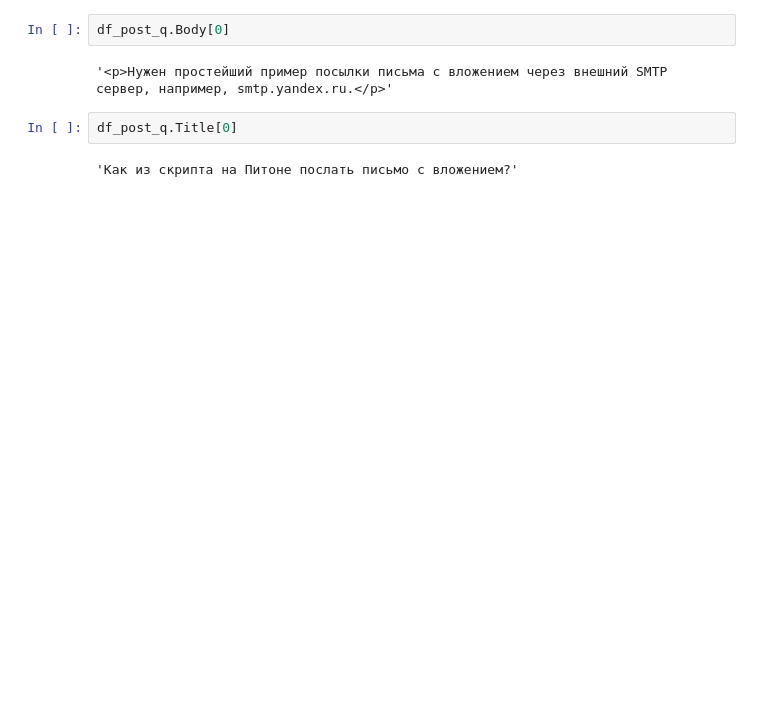
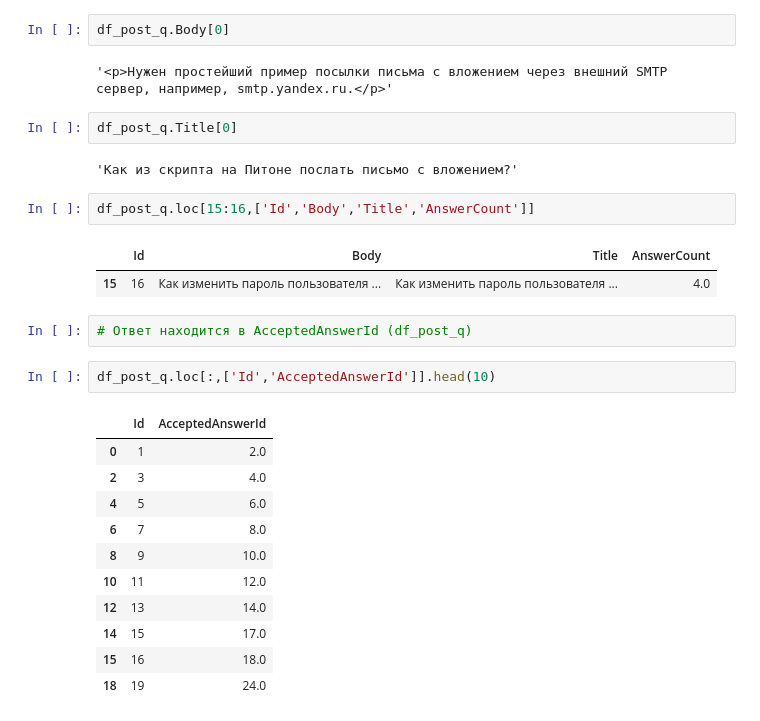
Before and after one commit to maki198906/Diplom, a Jupyter notebook: brief analysis.ipynb, the cells around one changed output. Drawn from its saved outputs; the diff is of its cells as text; blank space fills up the shorter version.

```diff
--- a/brief analysis.ipynb
+++ b/brief analysis.ipynb
@@ -590,3 +592,24 @@ df_post_q.Body[0]
 df_post_q.Title[0]
 # %% [output]
 'Как из скрипта на Питоне послать письмо с вложением?'
+# %%
+df_post_q.loc[15:16,['Id','Body','Title','AnswerCount']]
+# %% [output]
+|  | Id | Body | Title | AnswerCount |
+| 15 | 16 | Как изменить пароль пользователя ... | Как изменить пароль пользователя ... | 4.0 |
+# %%
+# Ответ находится в AcceptedAnswerId (df_post_q)
+# %%
+df_post_q.loc[:,['Id','AcceptedAnswerId']].head(10)
+# %% [output]
+|  | Id | AcceptedAnswerId |
+| 0 | 1 | 2.0 |
+| 2 | 3 | 4.0 |
+| 4 | 5 | 6.0 |
+| 6 | 7 | 8.0 |
+| 8 | 9 | 10.0 |
+| 10 | 11 | 12.0 |
+| 12 | 13 | 14.0 |
+| 14 | 15 | 17.0 |
+| 15 | 16 | 18.0 |
+| 18 | 19 | 24.0 |
```
Also changed, not shown: parts of 15 cells of this notebook.
